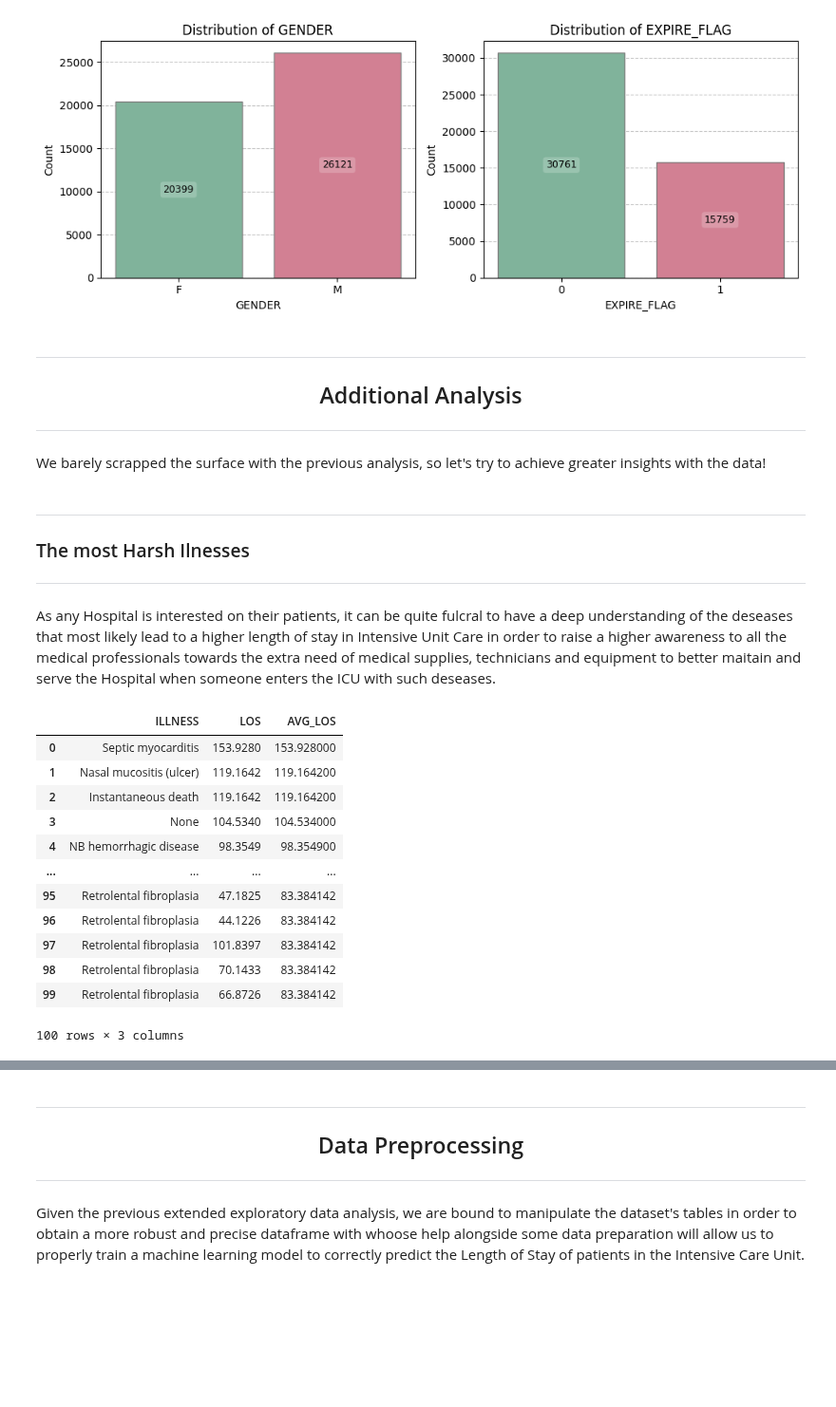
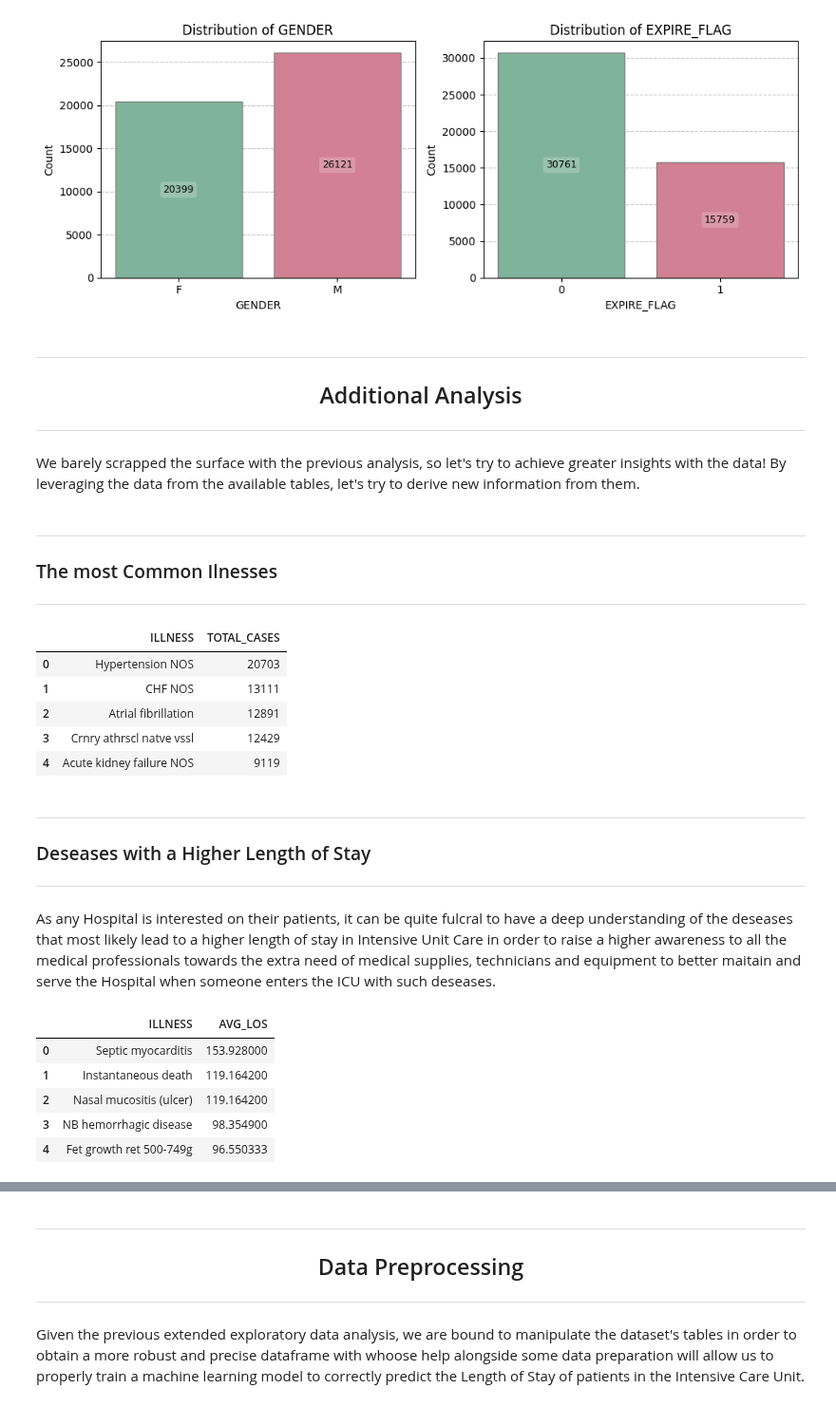
Before and after one commit to EstevesX10/LSDS-Machine-Learning-Pipeline, a Jupyter notebook: Machine-Learning-Pipeline/Machine-Learning-Pipeline.ipynb, the cells around one changed output, grey strips where cells are left out. Shown at 95% size. Cells and saved outputs as stored; diff of their text form; code cells hidden in the pictures; blank space fills up the shorter version.

```diff
--- a/Machine-Learning-Pipeline/Machine-Learning-Pipeline.ipynb
+++ b/Machine-Learning-Pipeline/Machine-Learning-Pipeline.ipynb
@@ -548,4 +548,8 @@ patientsAnalyser.plotFeatureDistributions(
 
 ---
 
-We barely scrapped the surface with the previous analysis, so let's try to achieve greater insights with the data!
+We barely scrapped the surface with the previous analysis, so let's try to achieve greater insights with the data! By leveraging the data from the available tables, let's try to derive new information from them.
+# %% [markdown]
+---
+### The most Common Ilnesses
+---
@@ -552,6 +579,16 @@ We barely scrapped the surface with the previous analysis, so let's try to achie
+# %%
+# Showcase the most common illnesses on the ICU
+mostCommonIllnesses.head()
+# %% [output]
+|  | ILLNESS | TOTAL_CASES |
+| 0 | Hypertension NOS | 20703 |
+| 1 | CHF NOS | 13111 |
+| 2 | Atrial fibrillation | 12891 |
+| 3 | Crnry athrscl natve vssl | 12429 |
+| 4 | Acute kidney failure NOS | 9119 |
 # %% [markdown]
 ---
-### The most Harsh Ilnesses
+### Deseases with a Higher Length of Stay
 ---
 
 As any Hospital is interested on their patients, it can be quite fulcral to have a deep understanding of the deseases that most likely lead to a higher length of stay in Intensive Unit Care in order to raise a higher awareness to all the medical professionals towards the extra need of medical supplies, technicians and equipment to better maitain and serve the Hospital when someone enters the ICU with such deseases.
@@ -561,22 +598,21 @@ illnessLOSQuery = (
     """
     WITH ILLNESS_LOS AS (
         SELECT
-            ICD9_CODE,
-            LOS,
-            AVG(LOS) OVER(PARTITION BY ICD9_CODE) AS AVG_LOS
-        FROM `MIMIC.DIAGNOSES_ICD`
-        LEFT JOIN `MIMIC.ICUSTAYS`
-            ON (`MIMIC.DIAGNOSES_ICD`.SUBJECT_ID = `MIMIC.ICUSTAYS`.SUBJECT_ID
-                AND `MIMIC.DIAGNOSES_ICD`.HADM_ID = `MIMIC.ICUSTAYS`.HADM_ID)
+            diagnoses.ICD9_CODE,
+            AVG(icuStays.LOS) AS AVG_LOS
+        FROM `MIMIC.DIAGNOSES_ICD` AS diagnoses
+        JOIN `MIMIC.ICUSTAYS` AS icuStays
+              ON diagnoses.SUBJECT_ID = icuStays.SUBJECT_ID
+             AND diagnoses.HADM_ID = icuStays.HADM_ID
+        GROUP BY diagnoses.ICD9_CODE
     )
     SELECT
-        `MIMIC.D_ICD_DIAGNOSES`.SHORT_TITLE AS ILLNESS,
-        ILLNESS_LOS.LOS,
-        ILLNESS_LOS.AVG_LOS
-    FROM ILLNESS_LOS
-    LEFT JOIN `MIMIC.D_ICD_DIAGNOSES`
-        ON ILLNESS_LOS.ICD9_CODE = `MIMIC.D_ICD_DIAGNOSES`.ICD9_CODE
-    ORDER BY ILLNESS_LOS.AVG_LOS DESC;
+        descriptionDiagnoses.SHORT_TITLE AS ILLNESS,
+        illnesses.AVG_LOS
+    FROM ILLNESS_LOS AS illnesses
+        JOIN `MIMIC.D_ICD_DIAGNOSES` AS descriptionDiagnoses
+          ON illnesses.ICD9_CODE = descriptionDiagnoses.ICD9_CODE
+    ORDER BY illnesses.AVG_LOS DESC;
     """
 )
 
@@ -590,18 +626,11 @@ results = queryJob.result()
 illnessLOS = queryJob.to_dataframe()
 # %%
 # Showcase the illnesses that, in average lead to a longer length of stay on the ICU
-illnessLOS.head(100)
+illnessLOS.head()
 # %% [output]
-|  | ILLNESS | LOS | AVG_LOS |
-| 0 | Septic myocarditis | 153.9280 | 153.928000 |
-| 1 | Nasal mucositis (ulcer) | 119.1642 | 119.164200 |
-| 2 | Instantaneous death | 119.1642 | 119.164200 |
-| 3 | None | 104.5340 | 104.534000 |
-| 4 | NB hemorrhagic disease | 98.3549 | 98.354900 |
-| ... | ... | ... | ... |
-| 95 | Retrolental fibroplasia | 47.1825 | 83.384142 |
-| 96 | Retrolental fibroplasia | 44.1226 | 83.384142 |
-| 97 | Retrolental fibroplasia | 101.8397 | 83.384142 |
-| 98 | Retrolental fibroplasia | 70.1433 | 83.384142 |
-| 99 | Retrolental fibroplasia | 66.8726 | 83.384142 |
+|  | ILLNESS | AVG_LOS |
+| 0 | Septic myocarditis | 153.928000 |
+| 1 | Instantaneous death | 119.164200 |
+| 2 | Nasal mucositis (ulcer) | 119.164200 |
+| 3 | NB hemorrhagic disease | 98.354900 |
+| 4 | Fet growth ret 500-749g | 96.550333 |
-100 rows × 3 columns
```
Also changed, not shown: parts of 12 cells of this notebook.
